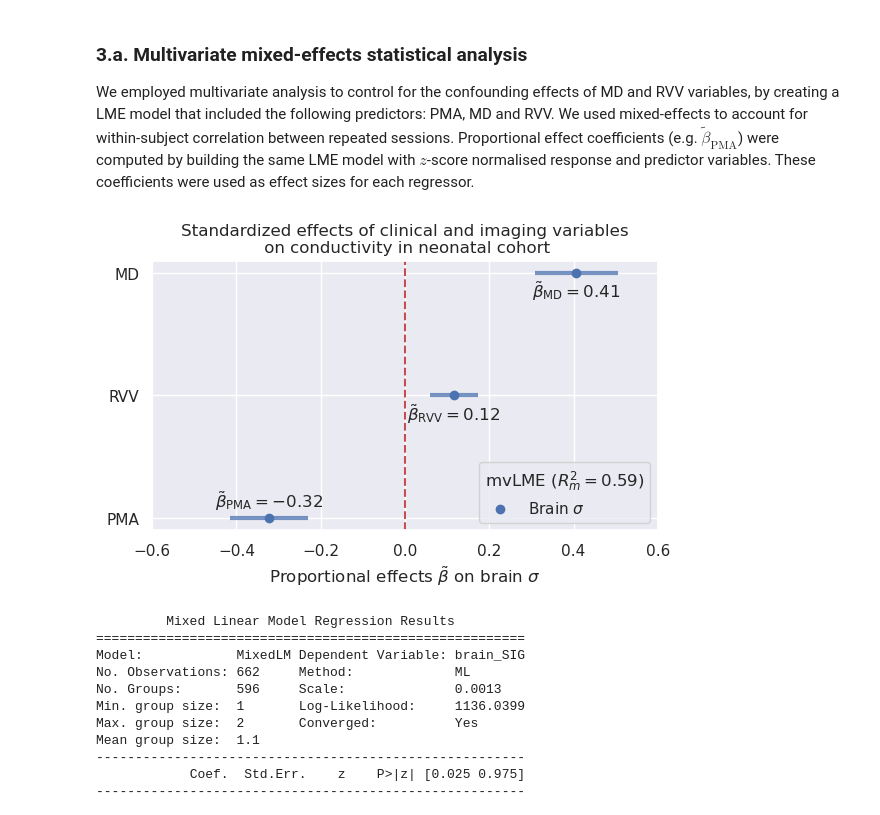
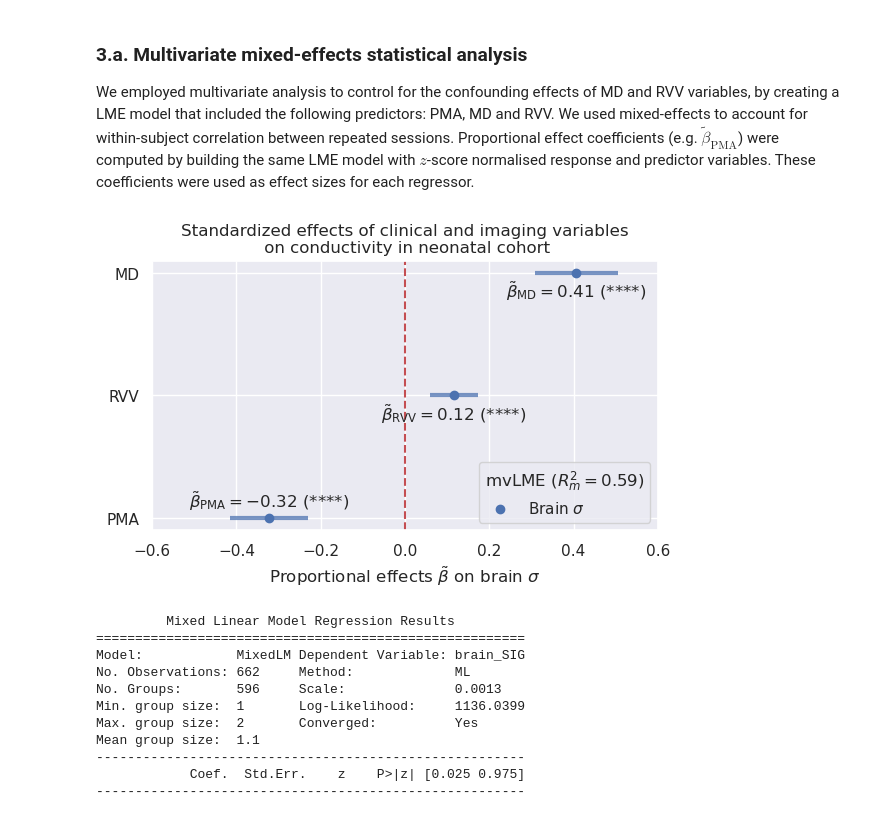
Before and after one commit to aboutill/nano-eptk, a Jupyter notebook: notebooks/experiments/stats_analysis_experiment3.ipynb, the cells around one changed output. Saved outputs shown, nothing was run; the diff lists cells and outputs as text; code cells hidden in the pictures.

```diff
--- a/notebooks/experiments/stats_analysis_experiment3.ipynb
+++ b/notebooks/experiments/stats_analysis_experiment3.ipynb
@@ -144,9 +144,17 @@ lme_prop = smf.mixedlm(formula=formula, data=df, groups=df[groups_col]).fit(reml
 marginal_r2_prop, conditional_r2_prop = lme_coefficient_determination(lme_prop, df)
 
 # Labels
-params = lme_prop.params[1:-1]
+params = []
+pvals = []
+cis = []
 yticks = ["PMA", "RVV", "MD"]
 xlim = [-.6, .6]
+for j, ytick in enumerate(yticks):
+    if ytick == "MD":
+        ytick = f"brain_{ytick}"
+    params += [lme_prop.params[ytick]]
+    pvals += [lme_prop.pvalues[ytick]]
+    cis += [lme_prop.conf_int().loc[ytick]]
 
 # Initialize plot
 fig, ax = plt.subplots(figsize=(6,4), dpi=100)
@@ -156,47 +164,49 @@ ax.set_title("Standardized effects of clinical and imaging variables\n on conduc
 ax.scatter(params, range(len(params)), color="b", zorder=2, label=r"Brain $\sigma$")
 
 # Iter over predictor
-for idx, ci in enumerate(lme_prop.conf_int().loc[params.index].iterrows()):
+for idx, ytick in enumerate(yticks):
     # Add the confidence interval error bars
-    ax.hlines(idx, ci[1][0], ci[1][1], color="b", zorder=1, linewidth=3, alpha=0.75)
+    ci = cis[idx]
+    ax.hlines(idx, ci[0], ci[1], color="b", zorder=1, linewidth=3, alpha=0.75)
 
     # Label
     va = "top" if idx > 0 else "bottom"
     y = idx - 0.05 if idx > 0 else idx + 0.05
+    stars = convert_pvalue_to_asterisks(pvals[idx])
     a = rf"\tilde{{\beta}}_{{\mathregular{{{yticks[idx]}}}}}"
-    ax.text(params[idx], y, f"${a} = {params[idx]:.2f}$", va=va, ha="center")
+    ax.text(params[idx], y, f"${a} = {params[idx]:.2f}$ ({stars})", va=va, ha="center")
 
 # Add dashed line at 0.0
 plt.axline((0,0), (0,1), color="r", linestyle="--")
 
 # Axis labels and linits
 ax.set_yticks(range(len(params)), yticks)
 ax.set_xlabel(r"Proportional effects $\tilde{\beta}$ on brain $\sigma$")
 ax.set_xlim(xlim)
 
 # Legend
 leg = ax.legend(loc="lower right", title=f"mvLME ($R^2_m = {marginal_r2_prop:.2f}$)")
 leg._legend_box.align = "left"
 
 # Adjust layout
 fig.tight_layout()
 
 # Initialize directories
 for path in [summary_path, plot_path]:
     output_dir = os.path.dirname(path)
     os.makedirs(output_dir, exist_ok=True)
 
 # Save plot
 plt.savefig(plot_path, dpi=300, bbox_inches="tight")
 
 # Write summary
 with open(summary_path, "w") as fh:
     fh.write(lme.summary().as_text())
     fh.write(f"\nMarginal R² = {marginal_r2:.2f}, Conditional R² = {conditional_r2:.2f}\n\n")
     fh.write(lme_prop.summary().as_text())
     fh.write(f"\nMarginal R² = {marginal_r2_prop:.2f}, Conditional R² = {conditional_r2_prop:.2f}\n\n")
 # %% [output]
-[figure, old version]
+[figure, new version]
 # %%
 # Model summary
 f = open(summary_path, 'r')
```
Also changed, not shown: parts of 1 cell of this notebook.
